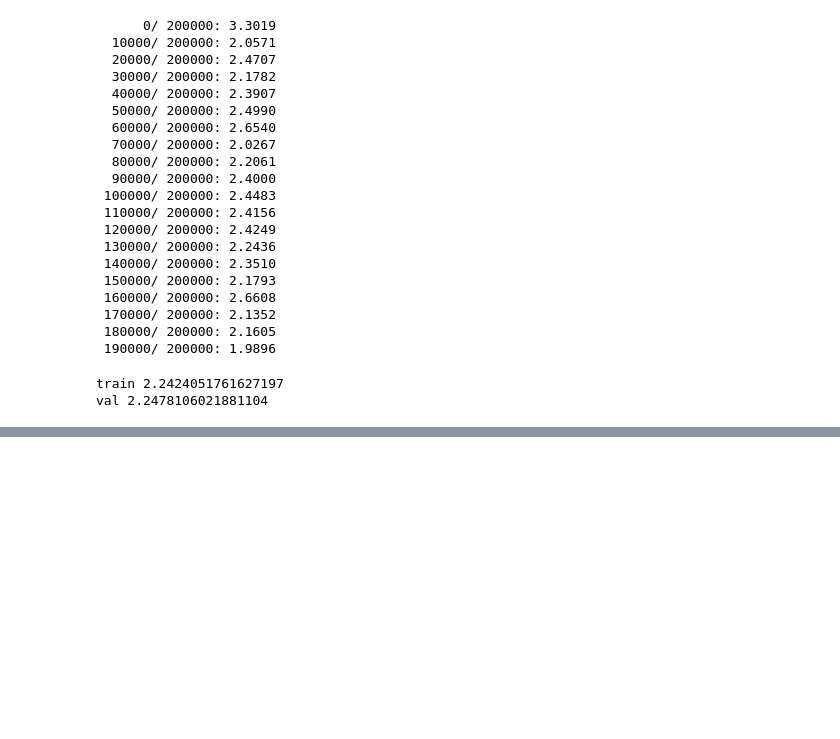
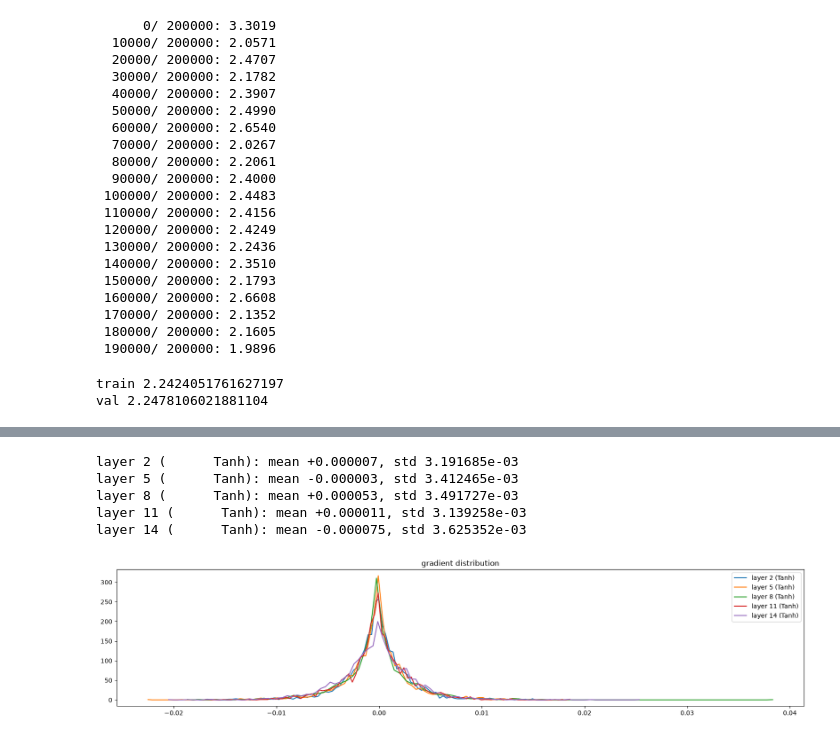
Before and after one commit to Nandanipatil/karpathy-zero-to-hero, a Jupyter notebook: 02-makemore/makemore.ipynb, the cells around one changed output, grey strips where cells are left out. Cells and saved outputs as stored; diff of their text form; code cells hidden in the pictures; blank space fills up the shorter version.

```diff
--- a/02-makemore/makemore.ipynb
+++ b/02-makemore/makemore.ipynb
@@ -861,0 +988,20 @@ class Tanh:
+# %%
+# Backward pass gradients distribution plot
+plt.figure(figsize=(20, 4))
+legends = []
+for i, layer in enumerate(layers[:-1]): # exclude output layer
+  if isinstance(layer, Tanh):
+    t = layer.out.grad
+    print('layer %d (%10s): mean %+f, std %e' % (i, layer.__class__.__name__, t.mean(), t.std()))
+    hy, hx = torch.histogram(t, density=True)
+    plt.plot(hx[:-1].detach(), hy.detach())
+    legends.append(f'layer {i} ({layer.__class__.__name__})')
+plt.legend(legends)
+plt.title('gradient distribution');
+# %% [output]
+layer 2 (      Tanh): mean +0.000007, std 3.191685e-03
+layer 5 (      Tanh): mean -0.000003, std 3.412465e-03
+layer 8 (      Tanh): mean +0.000053, std 3.491727e-03
+layer 11 (      Tanh): mean +0.000011, std 3.139258e-03
+layer 14 (      Tanh): mean -0.000075, std 3.625352e-03
+[figure, added]
```
Also changed, not shown: parts of 6 cells of this notebook.
